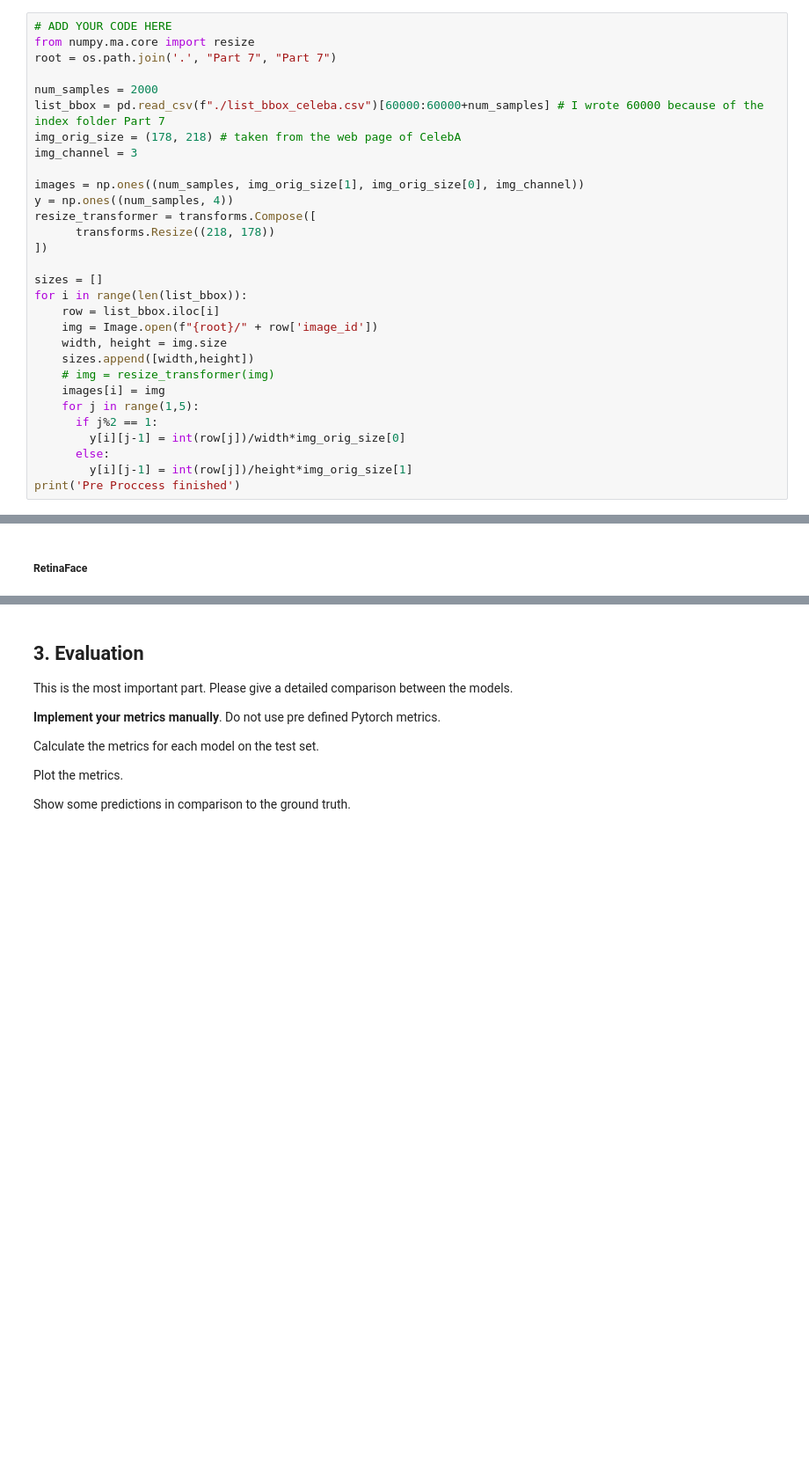
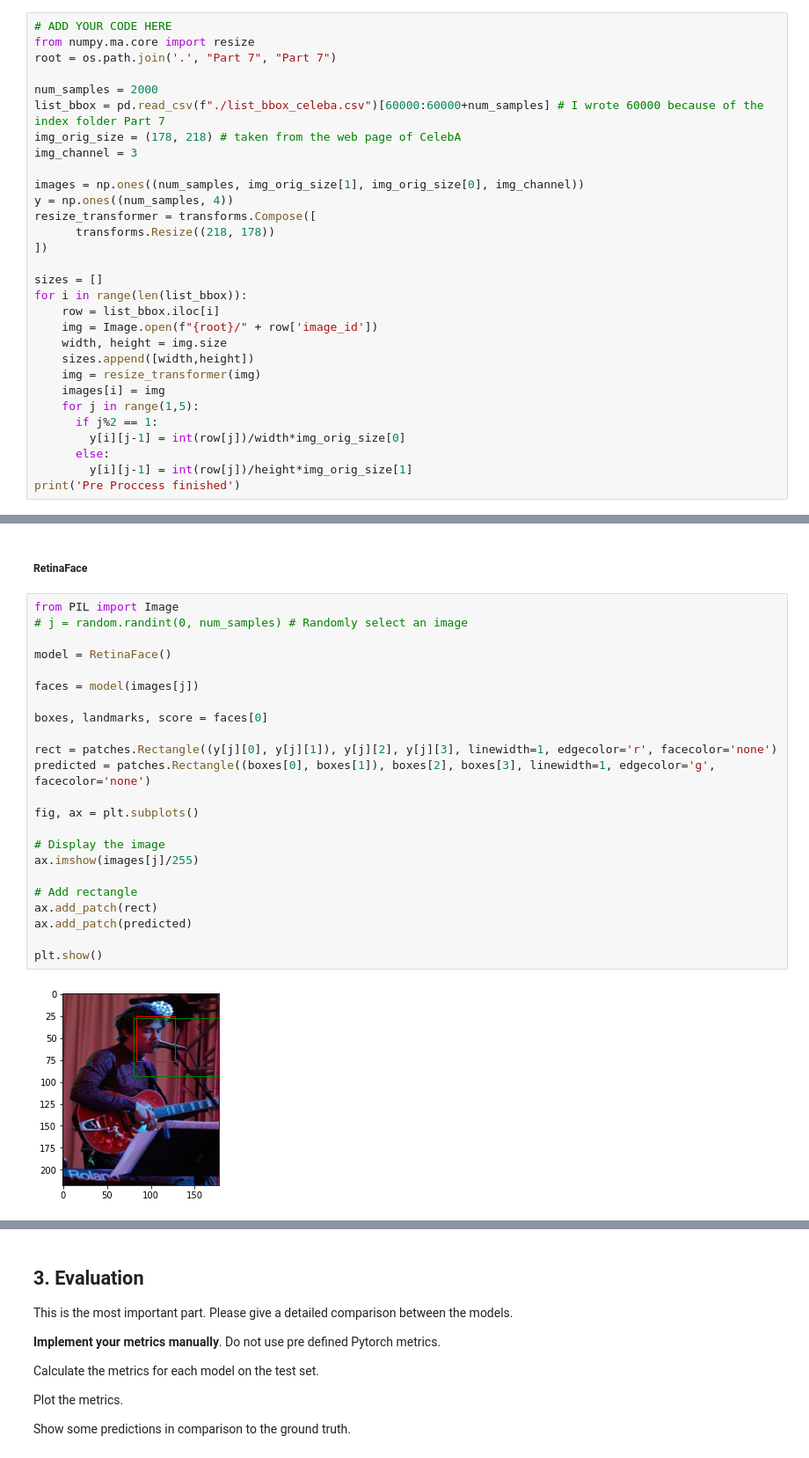
Before and after one commit to Elshan777/CelebA-Detection, a Jupyter notebook: DND_Assignment_2.ipynb, the cells around one changed output, grey strips where cells are left out. Shown: that part at 88% size. Saved outputs shown, nothing was run; the diff lists cells and outputs as text; blank space fills up the shorter version.

```diff
--- a/DND_Assignment_2.ipynb
+++ b/DND_Assignment_2.ipynb
@@ -104,7 +122,7 @@ for i in range(len(list_bbox)):
     img = Image.open(f"{root}/" + row['image_id'])
     width, height = img.size
     sizes.append([width,height])
-    # img = resize_transformer(img)
+    img = resize_transformer(img)
     images[i] = img
     for j in range(1,5):
       if j%2 == 1:
@@ -260,2 +266,27 @@ Successfully installed face-detection-1.0.5
 # %% [markdown]
 ##### RetinaFace
+# %%
+from PIL import Image
+# j = random.randint(0, num_samples) # Randomly select an image
+
+model = RetinaFace()
+
+faces = model(images[j])
+
+boxes, landmarks, score = faces[0]
+
+rect = patches.Rectangle((y[j][0], y[j][1]), y[j][2], y[j][3], linewidth=1, edgecolor='r', facecolor='none')
+predicted = patches.Rectangle((boxes[0], boxes[1]), boxes[2], boxes[3], linewidth=1, edgecolor='g', facecolor='none')
+
+fig, ax = plt.subplots()
+
+# Display the image
+ax.imshow(images[j]/255)
+
+# Add rectangle
+ax.add_patch(rect)
+ax.add_patch(predicted)
+
+plt.show()
+# %% [output]
+[figure, added]
```
Also changed, not shown: parts of 19 cells of this notebook.
